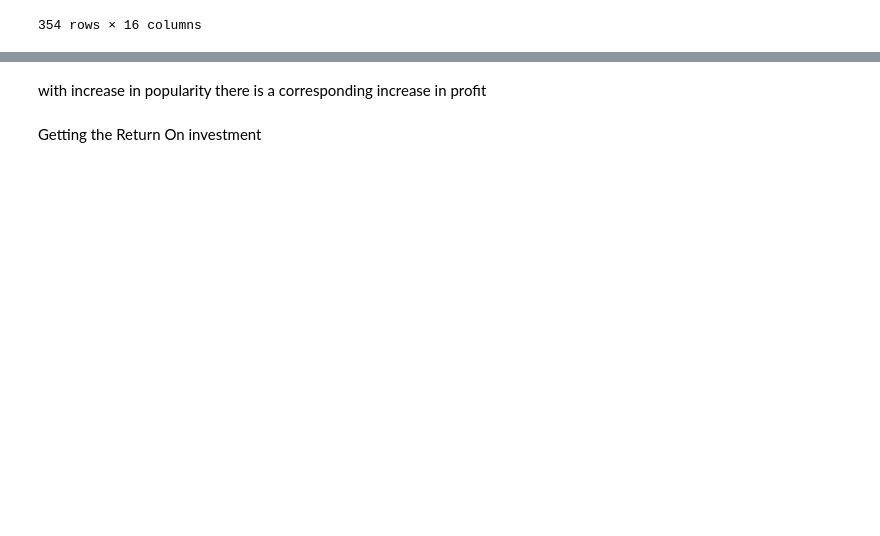
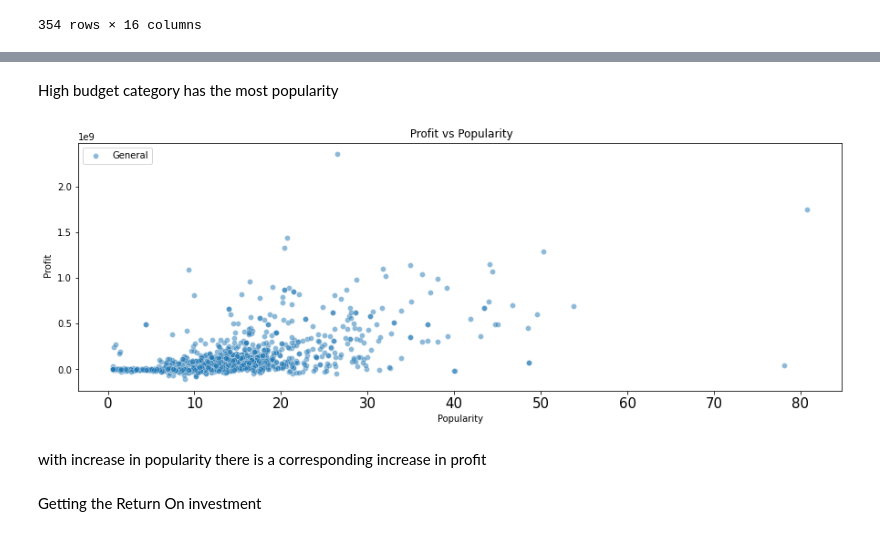
Before and after one commit to Yusra12/dsc-phase-1-project-v2-4, a Jupyter notebook: student.ipynb, the cells around one changed output, grey strips where cells are left out. Drawn from its saved outputs; the diff is of its cells as text; code cells hidden in the pictures; blank space fills up the shorter version.

```diff
--- a/student.ipynb
+++ b/student.ipynb
@@ -751,3 +768,29 @@ df2[df2['budget_category']=='high']
+# %% [markdown]
+High budget category has the most popularity
+# %%
+#plot 'popularity' vs. 'Profit'
+plt.figure(figsize = (15, 5))
+
+#popularity
+sns.scatterplot(x = df2['popularity'],
+                      y = df2['Profit'],
+                      label = 'General', alpha = 0.5)
+
+
+
+#set labels
+plt.title(' Profit vs Popularity')
+plt.xlabel('Popularity')
+plt.ylabel(' Profit')
+plt.legend(loc='upper left')
+
+#set xticks
+plt.xticks(fontsize = 15)
+
+#show
+plt.show()
+# %% [output]
+[figure, added]
 # %% [markdown]
 with increase in popularity there is a corresponding increase in profit
 # %% [markdown]
```
Also changed, not shown: parts of 24 cells of this notebook, 3 other files.
